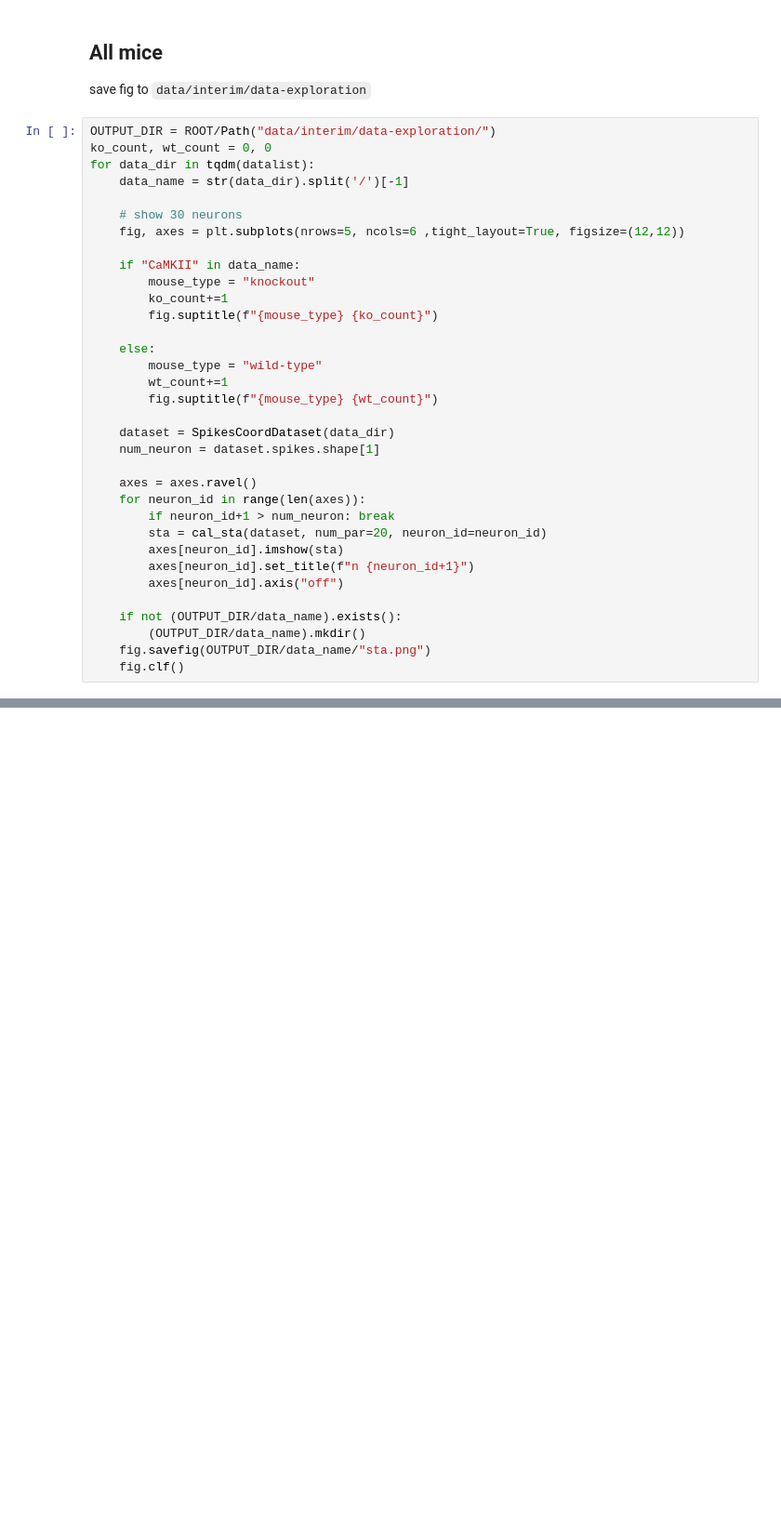
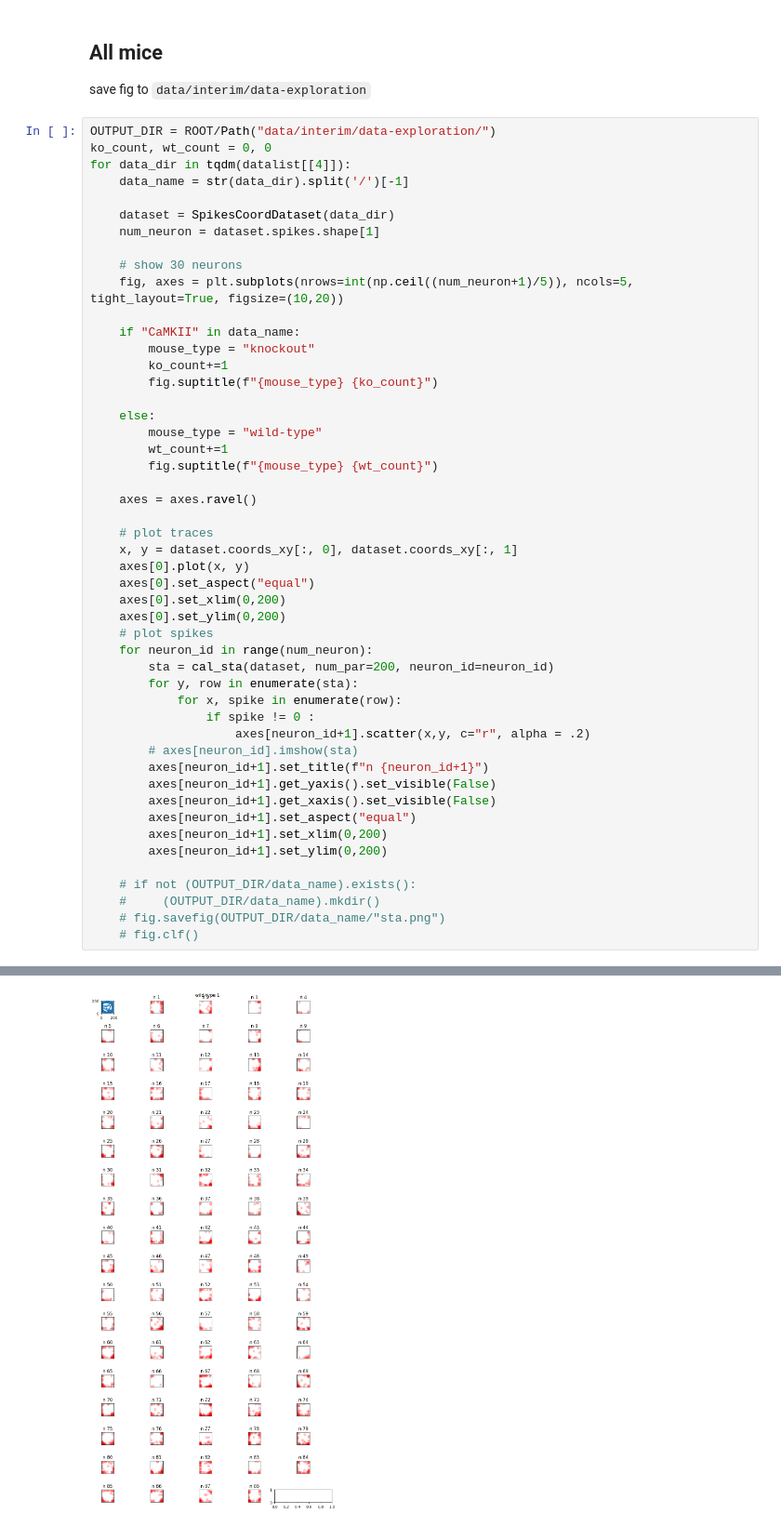
Before and after one commit to kisaragiRY/decoding-DG, a Jupyter notebook: notebooks/2-data-exploration/1-detect-place-celss/01-spike-triggered-average.ipynb, the cells around one changed output, grey strips where cells are left out. Shown at 93% size. Drawn from its saved outputs; the diff is of its cells as text; blank space fills up the shorter version.

```diff
--- a/notebooks/2-data-exploration/1-detect-place-celss/01-spike-triggered-average.ipynb
+++ b/notebooks/2-data-exploration/1-detect-place-celss/01-spike-triggered-average.ipynb
@@ -84,11 +120,14 @@ save fig to `data/interim/data-exploration`
 # %%
 OUTPUT_DIR = ROOT/Path("data/interim/data-exploration/")
 ko_count, wt_count = 0, 0
-for data_dir in tqdm(datalist):
+for data_dir in tqdm(datalist[[4]]):
     data_name = str(data_dir).split('/')[-1]
 
+    dataset = SpikesCoordDataset(data_dir)
+    num_neuron = dataset.spikes.shape[1]
+
     # show 30 neurons
-    fig, axes = plt.subplots(nrows=5, ncols=6 ,tight_layout=True, figsize=(12,12))
+    fig, axes = plt.subplots(nrows=int(np.ceil((num_neuron+1)/5)), ncols=5, tight_layout=True, figsize=(10,20))
 
     if "CaMKII" in data_name:
         mouse_type = "knockout"
@@ -100,19 +139,31 @@ for data_dir in tqdm(datalist):
         wt_count+=1
         fig.suptitle(f"{mouse_type} {wt_count}")
 
-    dataset = SpikesCoordDataset(data_dir)
-    num_neuron = dataset.spikes.shape[1]
+    axes = axes.ravel()
 
-    axes = axes.ravel()
-    for neuron_id in range(len(axes)):
-        if neuron_id+1 > num_neuron: break
-        sta = cal_sta(dataset, num_par=20, neuron_id=neuron_id)
-        axes[neuron_id].imshow(sta)
-        axes[neuron_id].set_title(f"n {neuron_id+1}")
-        axes[neuron_id].axis("off")
+    # plot traces
+    x, y = dataset.coords_xy[:, 0], dataset.coords_xy[:, 1]
+    axes[0].plot(x, y)
+    axes[0].set_aspect("equal")
+    axes[0].set_xlim(0,200)
+    axes[0].set_ylim(0,200)
+    # plot spikes
+    for neuron_id in range(num_neuron):
+        sta = cal_sta(dataset, num_par=200, neuron_id=neuron_id)
+        for y, row in enumerate(sta):
+            for x, spike in enumerate(row):
+                if spike != 0 :
+                    axes[neuron_id+1].scatter(x,y, c="r", alpha = .2)
+        # axes[neuron_id].imshow(sta)
+        axes[neuron_id+1].set_title(f"n {neuron_id+1}")
+        axes[neuron_id+1].get_yaxis().set_visible(False)
+        axes[neuron_id+1].get_xaxis().set_visible(False)
+        axes[neuron_id+1].set_aspect("equal")
+        axes[neuron_id+1].set_xlim(0,200)
+        axes[neuron_id+1].set_ylim(0,200)
 
-    if not (OUTPUT_DIR/data_name).exists():
-        (OUTPUT_DIR/data_name).mkdir()
-    fig.savefig(OUTPUT_DIR/data_name/"sta.png")
-    fig.clf()
+    # if not (OUTPUT_DIR/data_name).exists():
+    #     (OUTPUT_DIR/data_name).mkdir()
+    # fig.savefig(OUTPUT_DIR/data_name/"sta.png")
+    # fig.clf()
 # %% [output]
@@ -130,0 +170 @@ for data_dir in tqdm(datalist):
+[figure, added]
```
Also changed, not shown: parts of 4 cells of this notebook.
